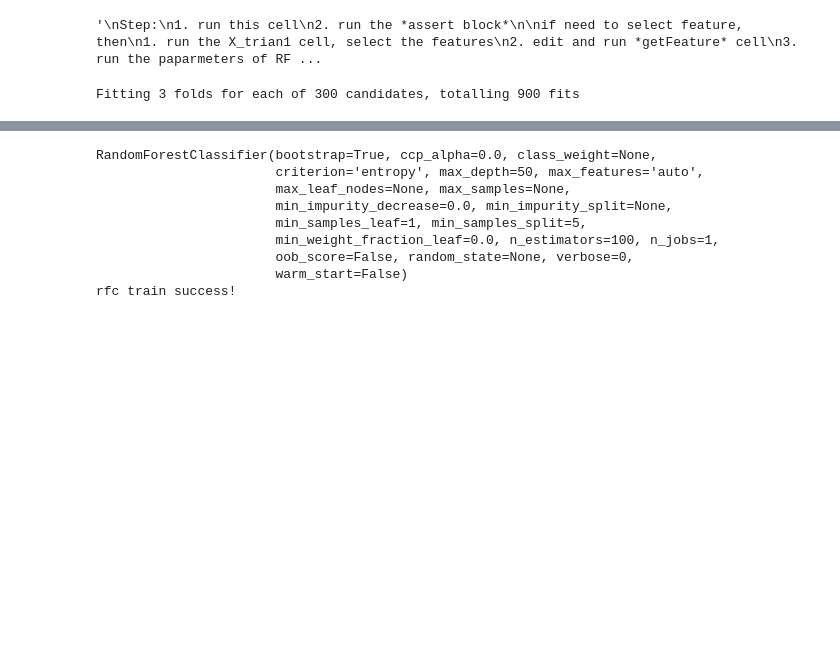
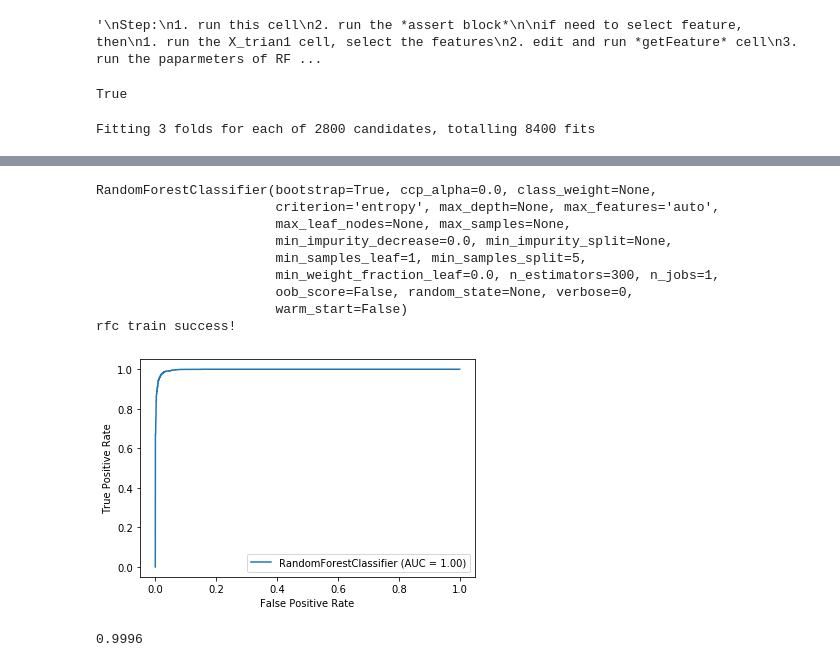
Before and after one commit to lowspace/COMP90051-20-Project-1, a Jupyter notebook: RF/Random Forest Local.ipynb, the cells around one changed output, grey strips where cells are left out. Drawn from its saved outputs; the diff is of its cells as text; code cells hidden in the pictures; blank space fills up the shorter version.

```diff
--- a/RF/Random Forest Local.ipynb
+++ b/RF/Random Forest Local.ipynb
@@ -278,3 +311,7 @@ assert(len(X_train) == len(Y_train))
+# %%
+len(testScore[0])-1 == len(X_train[0])
+# %% [output]
+True
 # %%
 """
 Select Features
@@ -284,12 +321,32 @@ Select Features
 X_train1 = []
 for item in X_train:
     new = []
-    new.extend(item[:7])
+    new.extend(item[:4])
     #new.extend(item[2:4])
     #new.extend(item[5:])
     X_train1.append(new)
 
 X_train = X_train1
+
+X_test1 = []
+for item in X_test:
+    new = []
+    new.extend(item[:4])
+    #new.extend(item[2:4])
+    #new.extend(item[5:])
+    X_test1.append(new)
+
+X_test = X_test1
+
+testScore1 = []
+for item in testScore:
+    new = []
+    new.extend(item[:4])
+    #new.extend(item[2:4])
+    #new.extend(item[5:])
+    testScore1.append(new)
+
+testScore = testScore1
 # %%
 """
 Get Feature
@@ -328,13 +385,15 @@ Using GridSearchCV to find the best estimators
 from sklearn.ensemble import RandomForestClassifier
 from sklearn.model_selection import GridSearchCV
 import numpy as np
+import matplotlib.pyplot as plt
+from sklearn import metrics
 
 # Create the random grid for rfc
-para_rfc = {'n_estimators': [50, 100],
+para_rfc = {'n_estimators': [300, 500, 700, 900],
                  "criterion": ["gini", "entropy"],
-                 'max_depth': [50,70, None],
-                 'min_samples_split': [2, 3, 5, 8, 10],
-                 'min_samples_leaf': [1, 2, 4, 6, 8]}
+                 'max_depth': [5, 6, 7, 8, 9, 10, None],
+                 'min_samples_split': [2, 3, 4, 5, 6],
+                 'min_samples_leaf': [1, 2, 3, 4, 5, 6, 7, 8, 9, 10]}
 
 rfc = RandomForestClassifier(bootstrap=True, criterion='gini',
            max_leaf_nodes=None,
@@ -342,12 +401,18 @@ rfc = RandomForestClassifier(bootstrap=True, criterion='gini',
            min_weight_fraction_leaf=0.0, n_jobs=1,
            oob_score=False, random_state=None, verbose=0, warm_start=False )
 grid_rfc = GridSearchCV(estimator = rfc, param_grid = para_rfc, cv = 3, verbose=2, n_jobs = -1)
+
 # Fit the random search model
 grid_rfc.fit(X_train, Y_train)
 model = grid_rfc.best_estimator_
 model.fit(X_train, Y_train)
 print (model)
 print ("rfc train success!")
+
+#plot the ROC
+metrics.plot_roc_curve(model, X_test, Y_test)
+plt.show()
+model.score(X_test, Y_test)
 # %% [output]
-Fitting 3 folds for each of 300 candidates, totalling 900 fits
+Fitting 3 folds for each of 2800 candidates, totalling 8400 fits
 [Parallel(n_jobs=-1)]: Using backend LokyBackend with 8 concurrent workers.
@@ -359,12 +434,14 @@ Fitting 3 folds for each of 300 candidates, totalling 900 fits
 RandomForestClassifier(bootstrap=True, ccp_alpha=0.0, class_weight=None,
-                       criterion='entropy', max_depth=50, max_features='auto',
+                       criterion='entropy', max_depth=None, max_features='auto',
                        max_leaf_nodes=None, max_samples=None,
                        min_impurity_decrease=0.0, min_impurity_split=None,
                        min_samples_leaf=1, min_samples_split=5,
-                       min_weight_fraction_leaf=0.0, n_estimators=100, n_jobs=1,
+                       min_weight_fraction_leaf=0.0, n_estimators=300, n_jobs=1,
                        oob_score=False, random_state=None, verbose=0,
                        warm_start=False)
 rfc train success!
+[figure, added]
+0.9996
 # %%
 """
 Best estimators of RFC with features adar1, jaccard 1-3, cos 1-3
```
Also changed, not shown: parts of 13 cells of this notebook.
